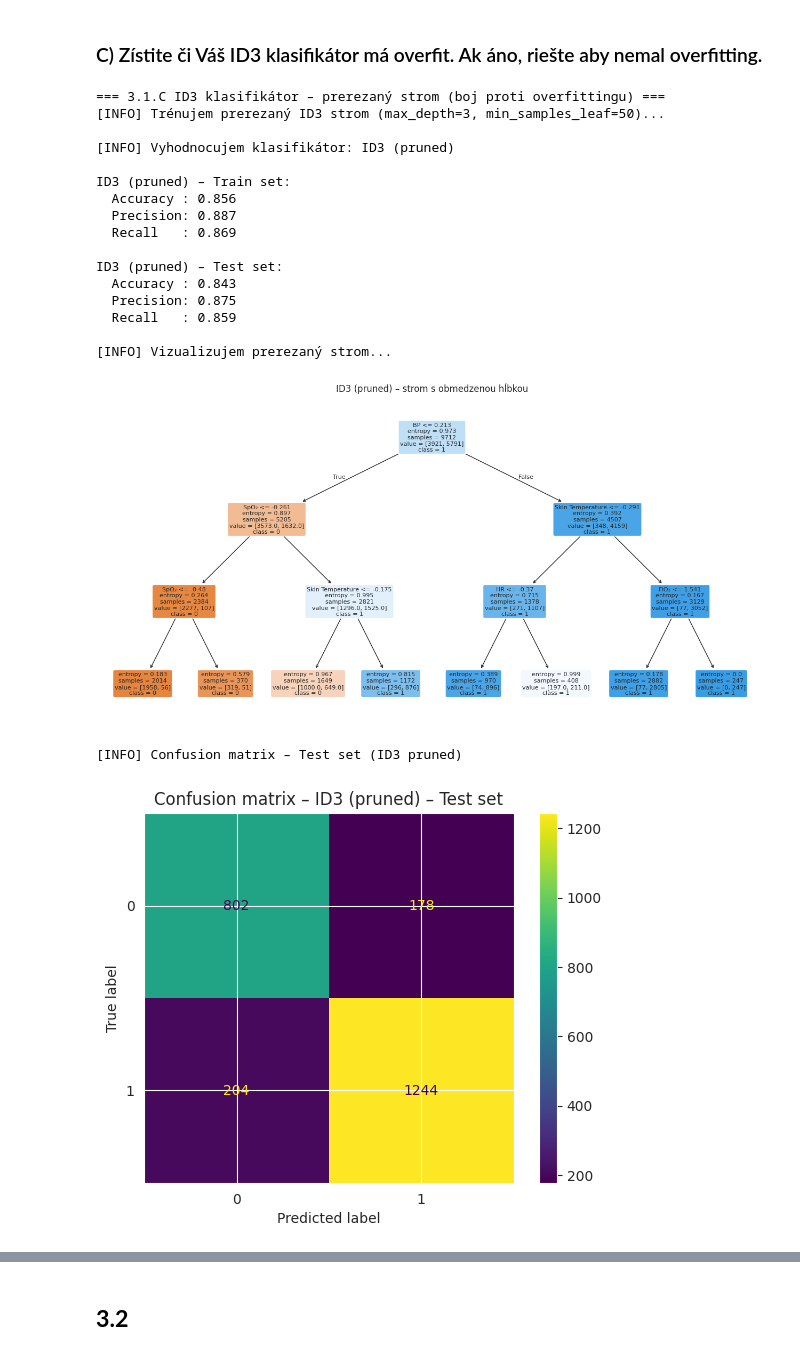
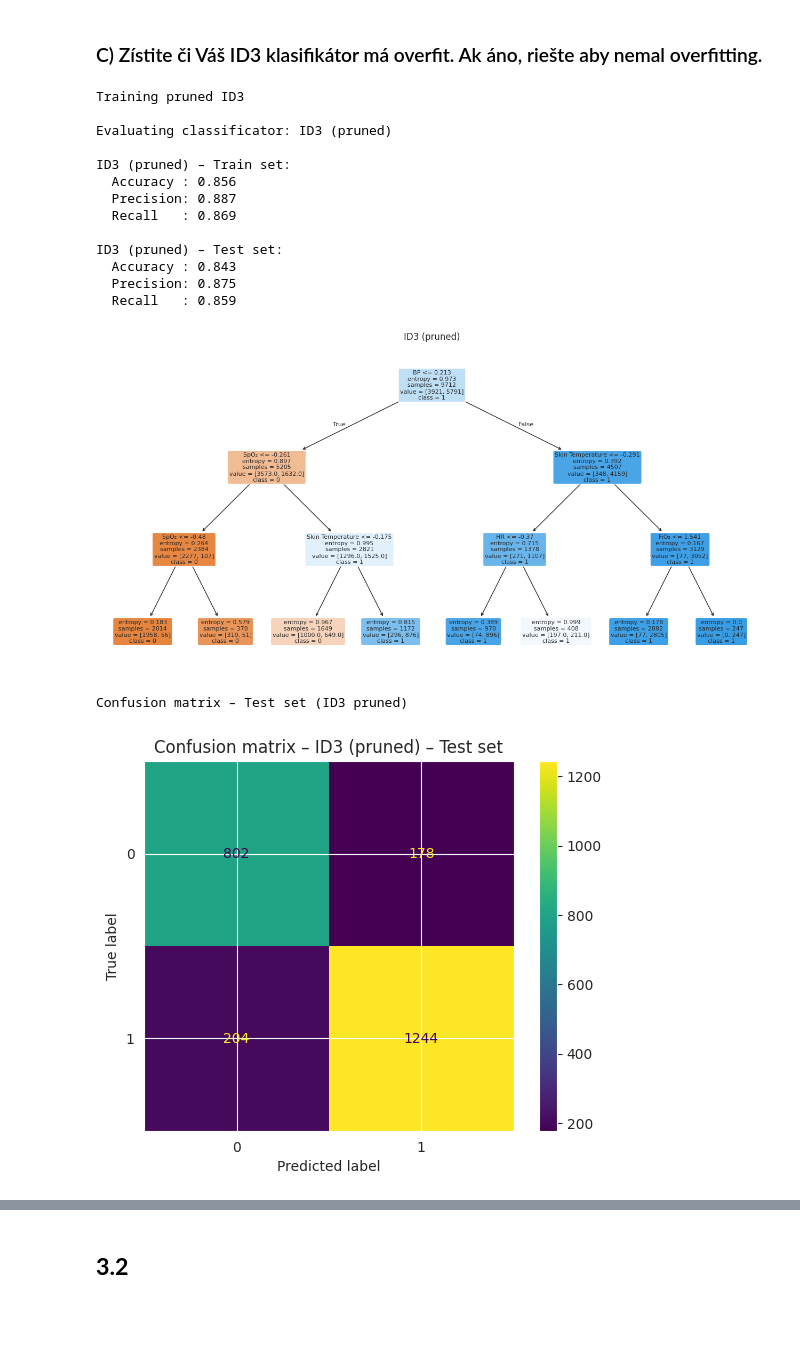
Before and after one commit to simonkubis/IAU_project, a Jupyter notebook: project_part_1.ipynb, the cells around one changed output, grey strips where cells are left out. Drawn from its saved outputs; the diff is of its cells as text; code cells hidden in the pictures; blank space fills up the shorter version.

```diff
--- a/project_part_1.ipynb
+++ b/project_part_1.ipynb
@@ -861,27 +861,24 @@ def evaluate_classifier(estimator, X_train, y_train, X_test, y_test, name="model
 # %% [markdown]
 ### A) Naimplementujte jednoduchý ID3 klasifikátor s hĺbkou min 2 (vrátane root/koreň).
 # %%
-print("\n=== 3.1.A ID3 klasifikátor (hlboký strom, potenciálny overfit) ===")
-
-id3_deep = DecisionTreeClassifier(
+id3 = DecisionTreeClassifier(
     criterion="entropy",
     random_state=42
 )
 
-print("[INFO] Trénujem hlboký ID3 strom...")
-id3_deep.fit(X_train_ml, y_train_ml)
+print("Training ID3")
+id3.fit(X_train_ml, y_train_ml)
 
 metrics_deep = evaluate_classifier(
-    id3_deep,
+    id3,
     X_train_ml, y_train_ml,
     X_test_ml, y_test_ml,
     name="ID3 (deep)"
 )
 
-print("\n[INFO] Vizualizujem prvé 3 úrovne stromu...")
 plt.figure(figsize=(16, 8))
 plot_tree(
-    id3_deep,
+    id3,
     max_depth=2,              # koreň + 2 levely = 3 úrovne
     feature_names=X_ml.columns,
     class_names=["0", "1"],
@@ -892,7 +889,7 @@ plot_tree(
 plt.title("ID3 (deep) – prvé 3 úrovne stromu")
 plt.show()
 
-cm = confusion_matrix(y_test_ml, id3_deep.predict(X_test_ml))
+cm = confusion_matrix(y_test_ml, id3.predict(X_test_ml))
 disp = ConfusionMatrixDisplay(confusion_matrix=cm, display_labels=["0", "1"])
 disp.plot(values_format="d")
 plt.title("Confusion matrix – ID3 (deep) – Test set")
@@ -921,8 +915,6 @@ Na vysledkoch je jasne vidiet, ze model sa az moc overfitol na trenovaciu mnozin
 # %% [markdown]
 ### C) Zístite či Váš ID3 klasifikátor má overfit. Ak áno, riešte aby nemal overfitting.
 # %%
-print("\n=== 3.1.C ID3 klasifikátor – prerezaný strom (boj proti overfittingu) ===")
-
 id3_pruned = DecisionTreeClassifier(
     criterion="entropy",
     max_depth=3,
@@ -930,7 +922,7 @@ id3_pruned = DecisionTreeClassifier(
     random_state=42
 )
 
-print("[INFO] Trénujem prerezaný ID3 strom (max_depth=3, min_samples_leaf=50)...")
+print("Training pruned ID3")
 id3_pruned.fit(X_train_ml, y_train_ml)
 
 metrics_pruned = evaluate_classifier(
@@ -940,43 +932,39 @@ metrics_pruned = evaluate_classifier(
     name="ID3 (pruned)"
 )
 
-print("\n[INFO] Vizualizujem prerezaný strom...")
 plt.figure(figsize=(16, 8))
 plot_tree(
     id3_pruned,
     feature_names=X_ml.columns,
     class_names=["0", "1"],
     filled=True,
     rounded=True,
     fontsize=8
 )
-plt.title("ID3 (pruned) – strom s obmedzenou hĺbkou")
+plt.title("ID3 (pruned)")
 plt.show()
 
-print("[INFO] Confusion matrix – Test set (ID3 pruned)")
+print("Confusion matrix – Test set (ID3 pruned)")
 cm_pruned = confusion_matrix(y_test_ml, id3_pruned.predict(X_test_ml))
 disp_pruned = ConfusionMatrixDisplay(confusion_matrix=cm_pruned, display_labels=["0", "1"])
 disp_pruned.plot(values_format="d")
 plt.title("Confusion matrix – ID3 (pruned) – Test set")
 plt.show()
 # %% [output]
-=== 3.1.C ID3 klasifikátor – prerezaný strom (boj proti overfittingu) ===
-[INFO] Trénujem prerezaný ID3 strom (max_depth=3, min_samples_leaf=50)...
+Training pruned ID3
 
-[INFO] Vyhodnocujem klasifikátor: ID3 (pruned)
+Evaluating classificator: ID3 (pruned)
 
 ID3 (pruned) – Train set:
   Accuracy : 0.856
   Precision: 0.887
   Recall   : 0.869
 
 ID3 (pruned) – Test set:
   Accuracy : 0.843
   Precision: 0.875
   Recall   : 0.859
-
-[INFO] Vizualizujem prerezaný strom...
-[figure, old version]
+[figure, new version]
-[INFO] Confusion matrix – Test set (ID3 pruned)
+Confusion matrix – Test set (ID3 pruned)
 [figure]
 # %% [markdown]
```
Also changed, not shown: parts of 21 cells of this notebook.
